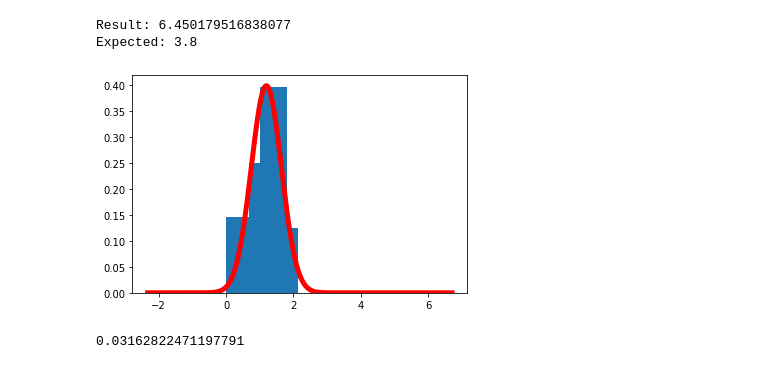
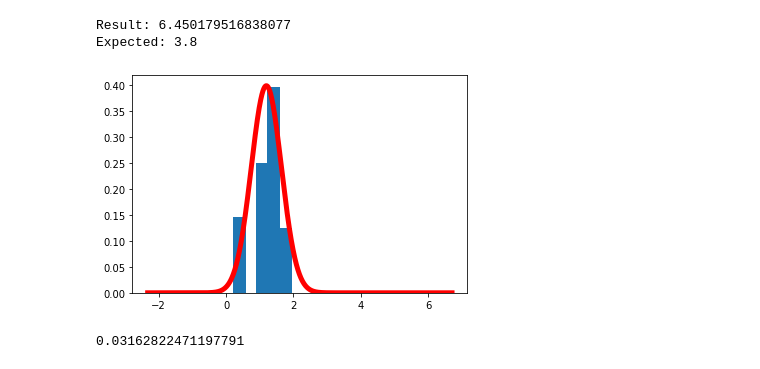
Before and after one commit to sesevasa64/StaticsticsLab1, a Jupyter notebook: jypiter.ipynb, the cells around one changed output. Drawn from its saved outputs; the diff is of its cells as text; code cells hidden in the pictures.

```diff
--- a/jypiter.ipynb
+++ b/jypiter.ipynb
@@ -168,8 +174,6 @@ plt.show()
 # %%
-# Получаем булевский столбец
-condition = df["Частоты"] > 5
-
-df = df.groupby(condition.cumsum(), as_index=False).agg({
+# Соединяем интервалы, в которых попало менее 5 элементов
+df = df.groupby((df["Частоты"] > 5).cumsum(), as_index=False).agg({
     "Левая граница": min, "Правая граница": max,
     "Частоты": sum, "Относительные частоты": sum,
     "Среднее значение": np.mean, "Плотность": sum
@@ -220,14 +229,15 @@ print(f"Expected: {expected_result}")
 Result: 6.450179516838077
 Expected: 3.8
 # %%
+# Гистограмма и график
 fig, ax = plt.subplots()
 x = np.linspace(norm.ppf(0.01), norm.ppf(0.99999999999), 1000)
 y = (x - expected_value) / std_deviation
-ax.bar(df["Среднее значение"], df["Плотность"]*0.007)
+ax.bar(df["Среднее значение"], df["Плотность"]*0.007, width = 0.4)
 ax.plot(x, norm.pdf(y), "r", lw = 5)
 plt.show()
 # %% [output]
-[figure, old version]
+[figure, new version]
 # %%
 alpha = 0.05
 beta = 1 - alpha
```
Also changed, not shown: parts of 12 cells of this notebook.
